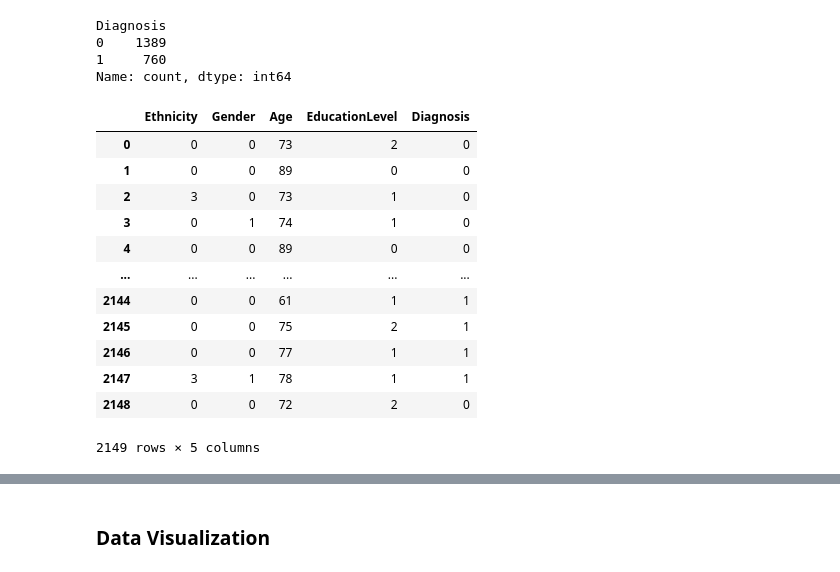
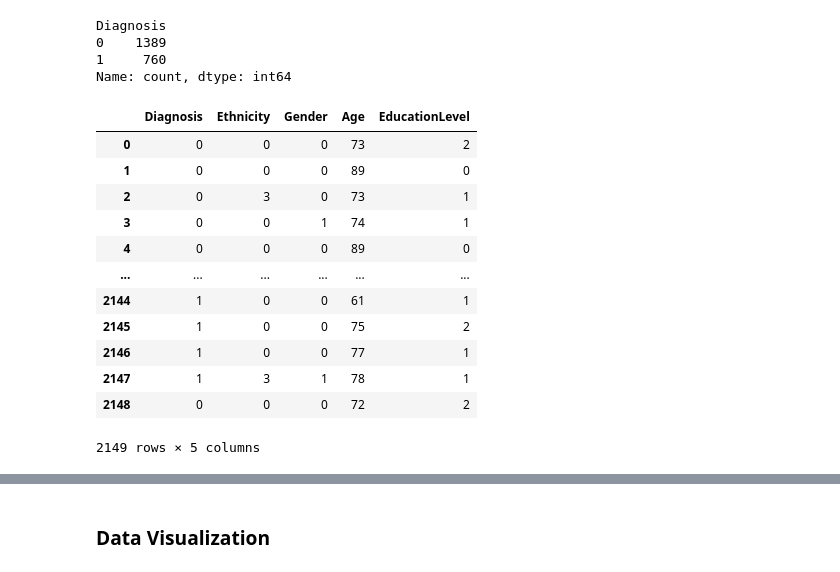
Before and after one commit to Project-4-Team-2/Project-4-Team-2, a Jupyter notebook: alzheimer_analysis_EDA_Visual.ipynb, the cells around one changed output, grey strips where cells are left out. Cells and saved outputs as stored; diff of their text form; code cells hidden in the pictures.

```diff
--- a/alzheimer_analysis_EDA_Visual.ipynb
+++ b/alzheimer_analysis_EDA_Visual.ipynb
@@ -57,3 +64,7 @@ duplicate = alzheimer_df[alzheimer_df.duplicated()]
 print("Duplicate Rows:", len(duplicate), "\n")
 # %% [output]
 Duplicate Rows: 0
+# %%
+# Drop irrelevant columns
+alzheimer_df = alzheimer_df.drop(['DoctorInCharge'],axis=1)
+alzheimer_df.head()
@@ -117,19 +166,19 @@ Diagnosis
 Name: count, dtype: int64
 # %%
 # keep only columns of "Ethinicity", "Gender", , "Age", and "EducationLevel"
-alzheimer_clean_df = alzheimer_df[['Ethnicity', 'Gender', 'Age', 'EducationLevel', 'Diagnosis']]
+alzheimer_clean_df = alzheimer_df[['Diagnosis', 'Ethnicity', 'Gender','Age', 'EducationLevel']]
 alzheimer_clean_df
 # %% [output]
-|  | Ethnicity | Gender | Age | EducationLevel | Diagnosis |
-| 0 | 0 | 0 | 73 | 2 | 0 |
-| 1 | 0 | 0 | 89 | 0 | 0 |
-| 2 | 3 | 0 | 73 | 1 | 0 |
-| 3 | 0 | 1 | 74 | 1 | 0 |
-| 4 | 0 | 0 | 89 | 0 | 0 |
+|  | Diagnosis | Ethnicity | Gender | Age | EducationLevel |
+| 0 | 0 | 0 | 0 | 73 | 2 |
+| 1 | 0 | 0 | 0 | 89 | 0 |
+| 2 | 0 | 3 | 0 | 73 | 1 |
+| 3 | 0 | 0 | 1 | 74 | 1 |
+| 4 | 0 | 0 | 0 | 89 | 0 |
 | ... | ... | ... | ... | ... | ... |
-| 2144 | 0 | 0 | 61 | 1 | 1 |
-| 2145 | 0 | 0 | 75 | 2 | 1 |
-| 2146 | 0 | 0 | 77 | 1 | 1 |
-| 2147 | 3 | 1 | 78 | 1 | 1 |
-| 2148 | 0 | 0 | 72 | 2 | 0 |
+| 2144 | 1 | 0 | 0 | 61 | 1 |
+| 2145 | 1 | 0 | 0 | 75 | 2 |
+| 2146 | 1 | 0 | 0 | 77 | 1 |
+| 2147 | 1 | 3 | 1 | 78 | 1 |
+| 2148 | 0 | 0 | 0 | 72 | 2 |
 2149 rows × 5 columns
```
Also changed, not shown: parts of 75 cells of this notebook.
